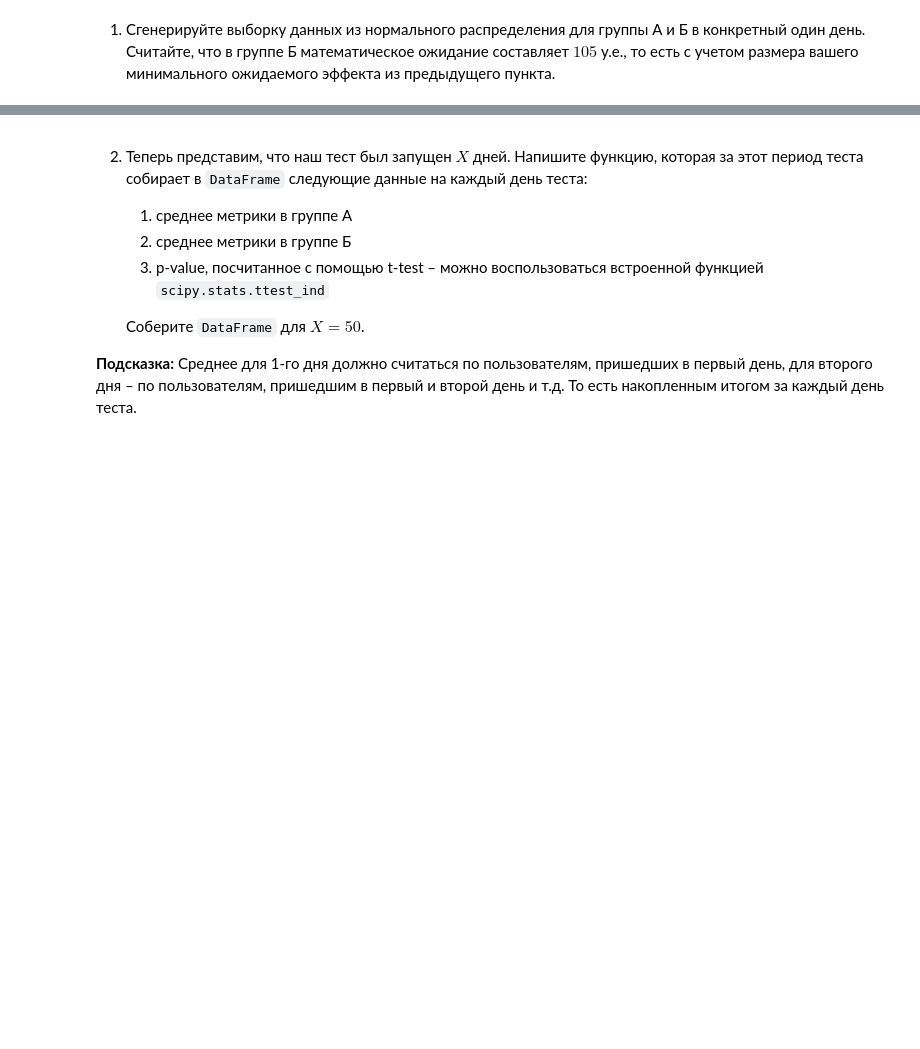
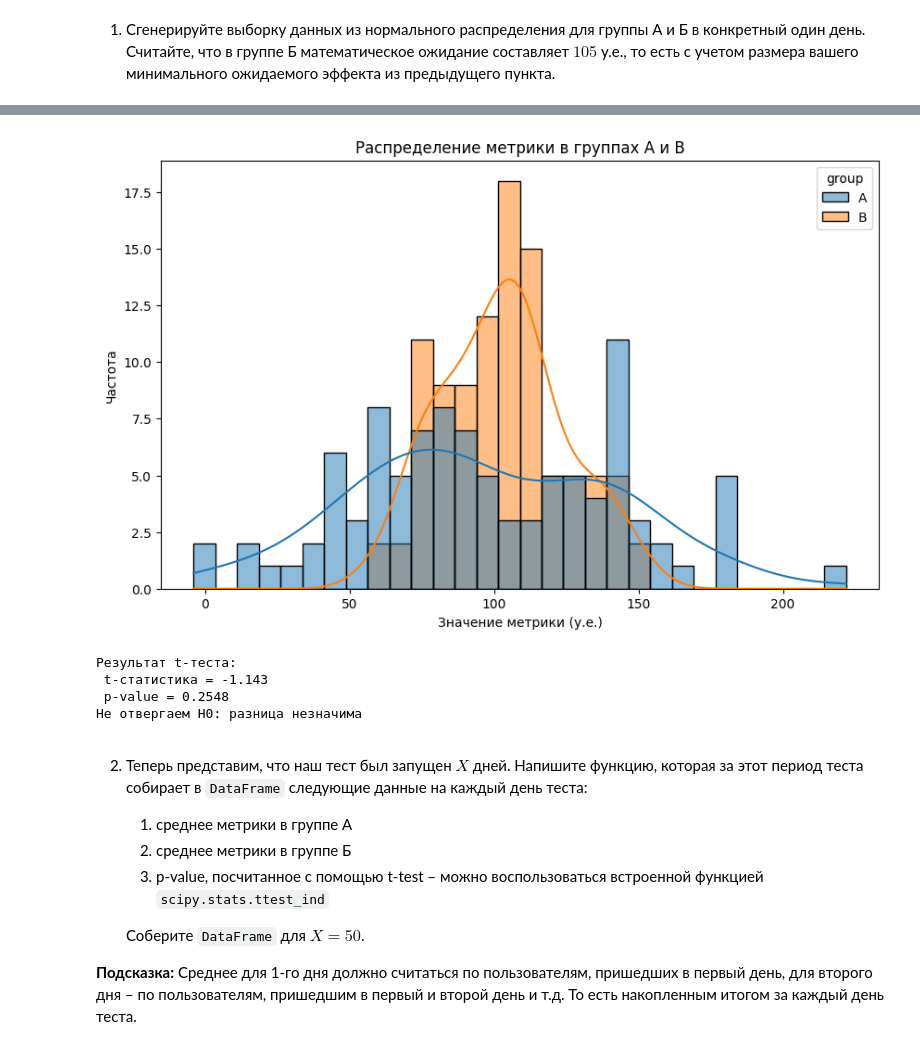
Before and after one commit to xanderkov/HSE-Math-Stat, a Jupyter notebook: hw-06/hw06-KovelAlexander.ipynb, the cells around one changed output, grey strips where cells are left out. Drawn from its saved outputs; the diff is of its cells as text; code cells hidden in the pictures; blank space fills up the shorter version.

```diff
--- a/hw-06/hw06-KovelAlexander.ipynb
+++ b/hw-06/hw06-KovelAlexander.ipynb
@@ -365,0 +392,17 @@ __б) [20 баллов] Симуляция А/Б-теста__
+# %%
+mu_A = 100
+mu_B = 105
+sigma_A = 40
+sigma_B = 20
+
+n_per_group = 100
+
+group_A = np.random.normal(loc=mu_A, scale=sigma_A, size=n_per_group)
+group_B = np.random.normal(loc=mu_B, scale=sigma_B, size=n_per_group)
+
+df_day = pd.DataFrame({
+    'group': ['A'] * n_per_group + ['B'] * n_per_group,
+    'metric': np.concatenate([group_A, group_B])
+})
+
+print(df_day.groupby('group')['metric'].describe())
@@ -366,3 +419,27 @@ __б) [20 баллов] Симуляция А/Б-теста__
+# %%
+plt.figure(figsize=(10, 6))
+sns.histplot(data=df_day, x='metric', hue='group', kde=True, bins=30)
+plt.title('Распределение метрики в группах A и B')
+plt.xlabel('Значение метрики (у.е.)')
+plt.ylabel('Частота')
+plt.show()
+# %% [output]
+[figure, added]
+# %%
+t_stat, p_value = sts.ttest_ind(group_A, group_B, equal_var=False)
+
+print(f"Результат t-теста:\n t-статистика = {t_stat:.3f}\n p-value = {p_value:.4f}")
+
+alpha = 0.05
+if p_value < alpha:
+    print("Отвергаем H0: разница между группами статистически значима")
+else:
+    print("Не отвергаем H0: разница незначима")
+# %% [output]
+Результат t-теста:
+ t-статистика = -1.143
+ p-value = 0.2548
+Не отвергаем H0: разница незначима
 # %% [markdown]
 2. Теперь представим, что наш тест был запущен $X$ дней. Напишите функцию, которая за этот период теста собирает в `DataFrame` следующие данные на каждый день теста:
     1. среднее метрики в группе А
```
Also changed, not shown: parts of 25 cells of this notebook.
